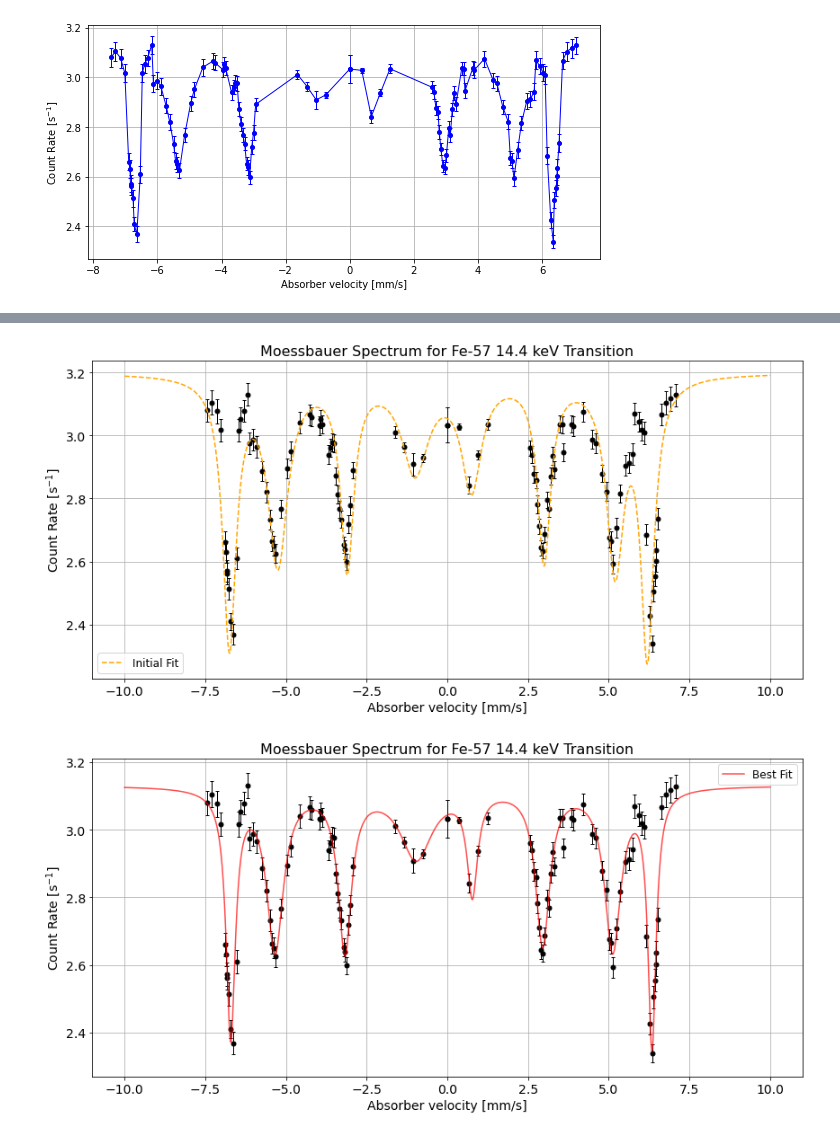
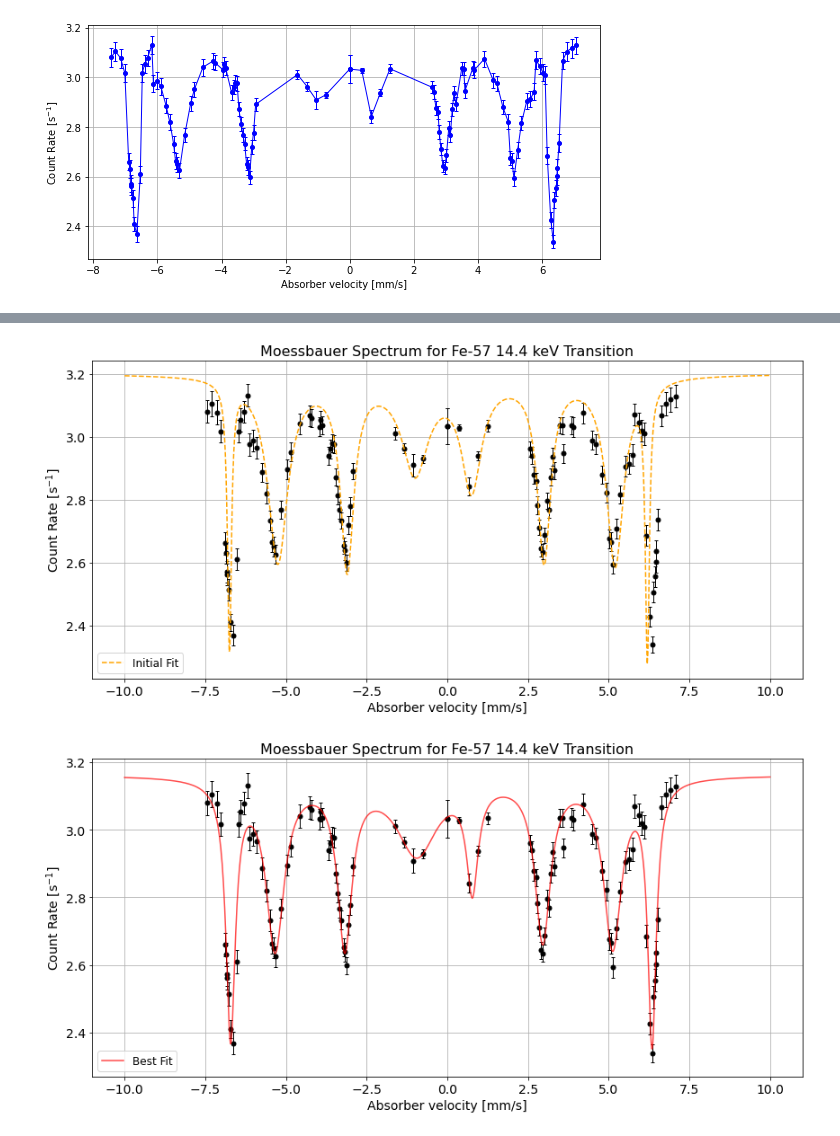
Before and after one commit to tesla1900/advanced-lab-course, a Jupyter notebook: moessbauer/moess_analysis.ipynb, the cells around one changed output, grey strips where cells are left out. Cells and saved outputs as stored; diff of their text form; code cells hidden in the pictures.

```diff
--- a/moessbauer/moess_analysis.ipynb
+++ b/moessbauer/moess_analysis.ipynb
@@ -155,3 +161,36 @@ ax.set_ylabel("Count Rate [s$^{{-1}}$]")
 ax.grid()
 # %% [output]
 [figure]
+# %%
+# combine the data
+moess_data_comb = np.concatenate(moess_datas_filt, axis=0)
+
+vel, motor_speed, counts, time, nturns, count_rate, vel_err, count_rate_err = (moess_data_comb[:,i] for i in range(8))
+
+fig, ax = plt.subplots(figsize=(12,6))
+# fig = plt.figure(figsize=(8,4))
+# ax = plt.axes()
+ax.errorbar(vel, count_rate, yerr=count_rate_err, xerr=vel_err, marker="o", ls="--", lw=1.0,
+            ms=5.0, color="#737377", ecolor="k", mfc="k", mec="k", capsize=2.0)
+ax.set_xlabel("Absorber velocity [mm/s]", fontsize=14)
+ax.set_ylabel("Count Rate [s$^{{-1}}$]", fontsize=14)
+ax.set_title("Filtered Moessbauer Spectrum for Fe-57 14.4 keV Transition", fontsize=16)
+ax.grid()
+
+ax.tick_params(axis='both', which='major', labelsize=14)
+ax.tick_params(axis='both', which='minor', labelsize=14)
+
+plt.savefig(os.path.join(figure_path, "moess_spect_filt.png"), dpi=300)
+
+
+# fig, ax = plt.subplots(figsize=(12,6), tight_layout=True)
+# ax.errorbar(vel, count_rate, yerr=count_rate_err, xerr=vel_err, marker="o", ls="", lw=1.0, ms=5.0, color="k", capsize=2.0)
+# ax.plot(vel_fit, init, label="Initial Fit", color="orange", zorder=3, ls="--")
+# ax.legend(prop={"size":12})
+# ax.set_xlabel("Absorber velocity [mm/s]", fontsize=14)
+# ax.set_ylabel("Count Rate [s$^{{-1}}$]", fontsize=14)
+# ax.set_title("Moessbauer Spectrum for Fe-57 14.4 keV Transition", fontsize=16)
+# ax.grid()
+
+# ax.tick_params(axis='both', which='major', labelsize=14)
+# ax.tick_params(axis='both', which='minor', labelsize=14)
@@ -180,8 +221,8 @@ offset_guess = 3.2 # list so that combining parameters is easier
 # from left to right
 # need to shift amplitude by offset_guess since thats what the actual value should be
 lorentz_guess = [
-    (-6.75, offset_guess - 2.35, 0.5), (-5.25, offset_guess - 2.61, 0.75), (-3.1, offset_guess - 2.6, 0.5), (-1., offset_guess - 2.9, 1.),
-    (0.75, offset_guess - 2.85, 0.75), (3., offset_guess - 2.62, 0.5), (5.2, offset_guess - 2.6, 0.65), (6.2, offset_guess - 2.34, 0.5)
+    (-6.75, offset_guess - 2.35, 0.15), (-5.25, offset_guess - 2.61, 0.75), (-3.1, offset_guess - 2.6, 0.5), (-1., offset_guess - 2.9, 1.),
+    (0.75, offset_guess - 2.85, 0.75), (3., offset_guess - 2.62, 0.5), (5.2, offset_guess - 2.6, 0.65), (6.2, offset_guess - 2.34, 0.15)
 ]
 
 
@@ -212,35 +253,36 @@ for i in range(Npeaks-1):
     pars["l{0}_Gamma_v".format(i+1)].set(lorentz_guess[i+1][2])
 
     multi_lor += m
 
 
 # add the offset function
 oset = Model(offset)
 pars.update(oset.make_params())
 pars["delta"].set(offset_guess)
 
 multi_lor += oset
 
 # plot initial guess function
 vel_fit = np.linspace(-10, 10, 1000)
 init = multi_lor.eval(pars, v=vel_fit)
+# print(init)
 
 # plot
 fig, ax = plt.subplots(figsize=(12,6), tight_layout=True)
 ax.errorbar(vel, count_rate, yerr=count_rate_err, xerr=vel_err, marker="o", ls="", lw=1.0, ms=5.0, color="k", capsize=2.0)
 ax.plot(vel_fit, init, label="Initial Fit", color="orange", zorder=3, ls="--")
 ax.legend(prop={"size":12})
 ax.set_xlabel("Absorber velocity [mm/s]", fontsize=14)
 ax.set_ylabel("Count Rate [s$^{{-1}}$]", fontsize=14)
 ax.set_title("Moessbauer Spectrum for Fe-57 14.4 keV Transition", fontsize=16)
 ax.grid()
 
 ax.tick_params(axis='both', which='major', labelsize=14)
 ax.tick_params(axis='both', which='minor', labelsize=14)
 
-plt.savefig(os.path.join(figure_path, "moess_spect_init.png"), dpi=300)
+# plt.savefig(os.path.join(figure_path, "moess_spect_init.png"), dpi=300)
 # %% [output]
-[figure, old version]
+[figure, new version]
 # %%
 # function for plotting the best fit values
 # somehow lmfit doesnt allow plotting best fit with smoother x-values
@@ -261,7 +303,7 @@ def multi_lorentzian(v, params, Npeaks=8):
     return offset + np.sum([lorentzian(v, *lor_param) for lor_param in lor_params], axis=0)
 
 # perform fit
-out = multi_lor.fit(count_rate, pars, v=vel, weights=1./count_rate_err**2.)
+out = multi_lor.fit(count_rate, pars, v=vel, weights=1./count_rate_err)
 
 # evaluate best fit from obtained parameters
 params_dict = out.best_values
@@ -281,6 +323,6 @@ ax.grid()
 ax.tick_params(axis='both', which='major', labelsize=14)
 ax.tick_params(axis='both', which='minor', labelsize=14)
 
-plt.savefig(os.path.join(figure_path, "moess_spect.png"), dpi=300)
+# plt.savefig(os.path.join(figure_path, "moess_spect.png"), dpi=300)
 # %% [output]
-[figure, old version]
+[figure, new version]
```
Also changed, not shown: parts of 8 cells of this notebook, 7 other files.
